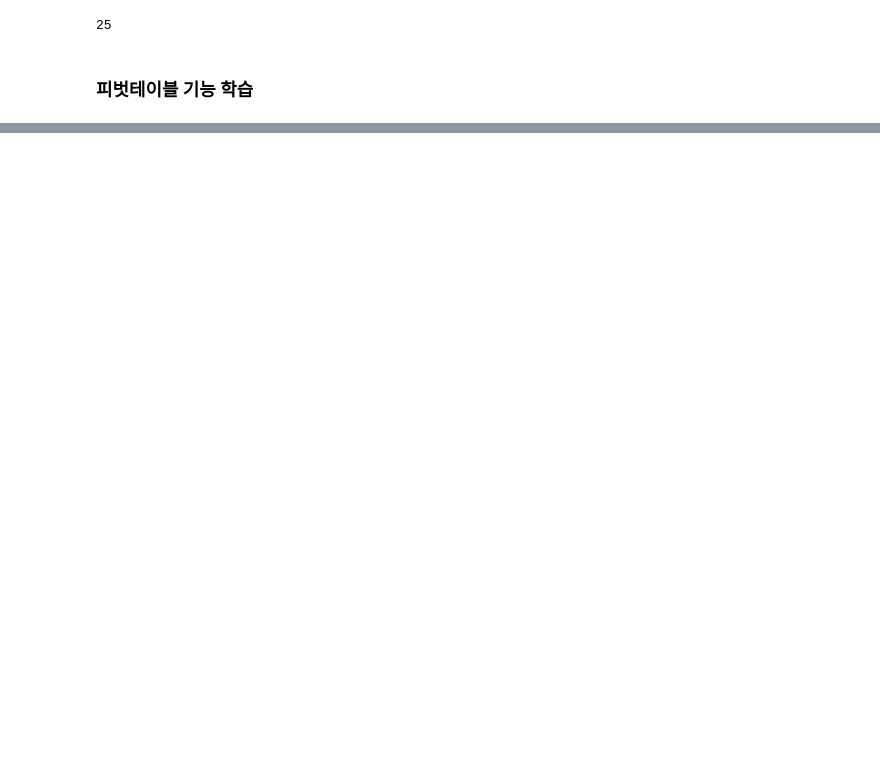
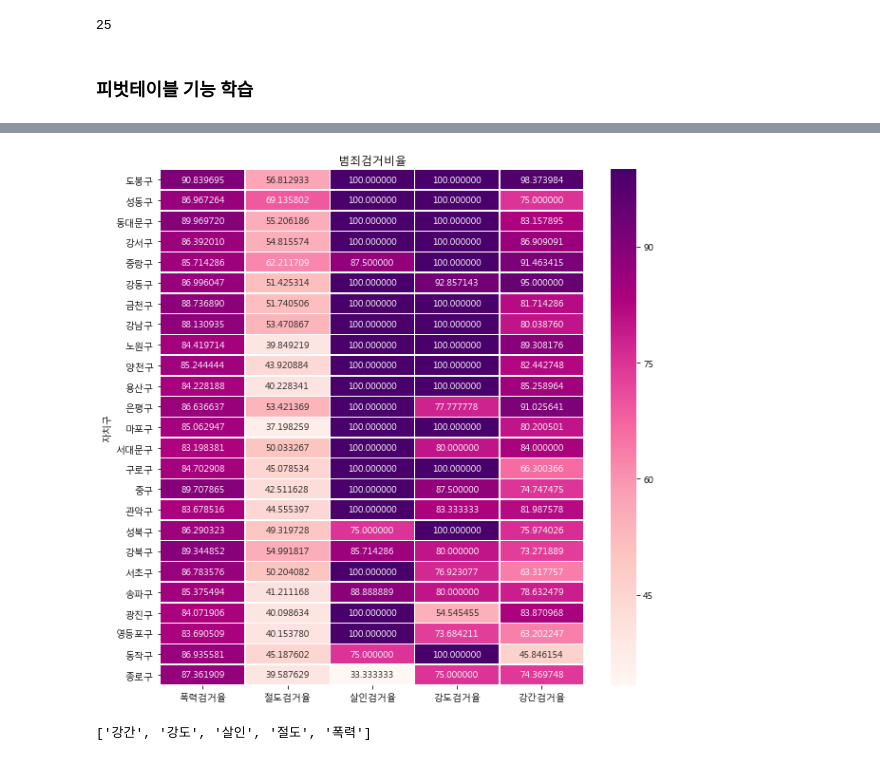
Before and after one commit to ChiHoonOH/python_analysis, a Jupyter notebook: basic_analysis/step2_pandas_advance_follum_seaborn_crime_pop_cctv/인구 대비 CCTV가 적은 지역은 범죄율이 높을 것이다..ipynb, the cells around one changed output, grey strips where cells are left out. Drawn from its saved outputs; the diff is of its cells as text; code cells hidden in the pictures; blank space fills up the shorter version.

```diff
--- a/basic_analysis/step2_pandas_advance_follum_seaborn_crime_pop_cctv/인구 대비 CCTV가 적은 지역은 범죄율이 높을 것이다..ipynb
+++ b/basic_analysis/step2_pandas_advance_follum_seaborn_crime_pop_cctv/인구 대비 CCTV가 적은 지역은 범죄율이 높을 것이다..ipynb
@@ -406,0 +707,7 @@ crime_per_police.to_csv('./data/crime_analysis_mid_save.csv', sep = ',', encodin
+# %%
+# 검거율의 최고값을 100이라고 한정하고 나머지 정렬
+tmp_max = crime_anal_normal['검거율'].max(0)
+crime_anal_normal['검거율'] = crime_anal_normal['검거율'] / tmp_max * 100
+# %%
+# 정렬해서 확인
+crime_anal_nomal_sort=crime_anal_normal.sort_values(by='검거율', ascending=False)
@@ -406,0 +718,13 @@ crime_per_police.to_csv('./data/crime_analysis_mid_save.csv', sep = ',', encodin
+# %%
+# 검거 기준 정렬 : crime_anal_nomal_sort
+plt.figure(figsize=(10,10))
+sns.heatmap(crime_anal_nomal_sort[target_col],annot=True,fmt='f',linewidths=0.5,cmap='RdPu')
+plt.title('범죄검거비율')
+plt.show()
+# %% [output]
+[figure, added]
+# %%
+# 5대 범죄 발생 통계
+col
+# %% [output]
+['강간', '강도', '살인', '절도', '폭력']
```
Also changed, not shown: parts of 50 cells of this notebook, 8 other files.
